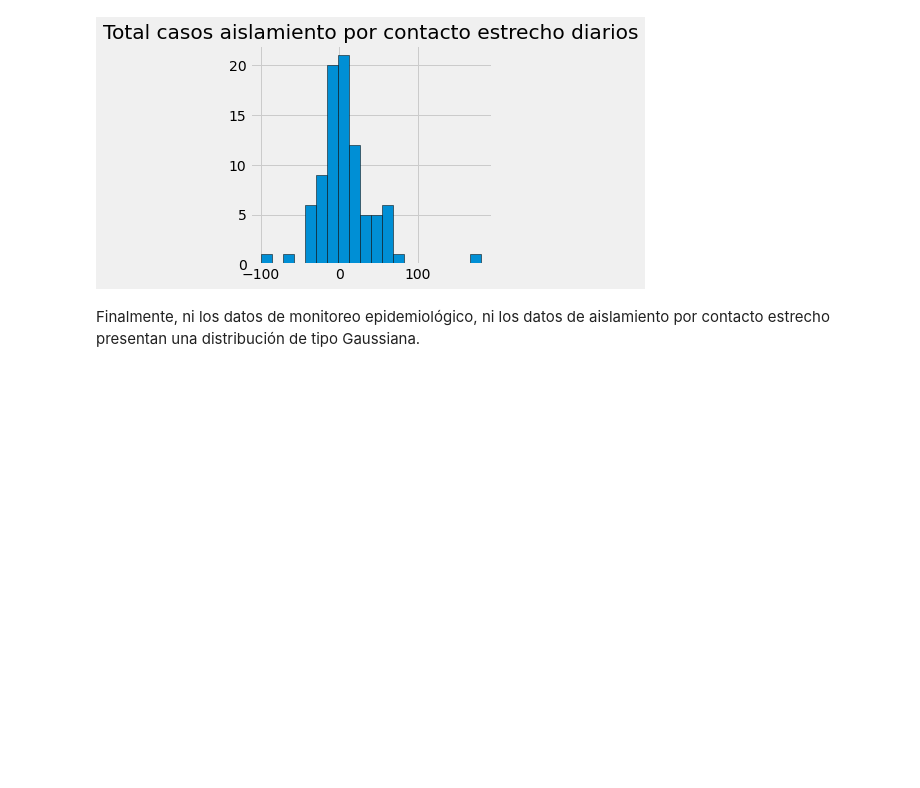
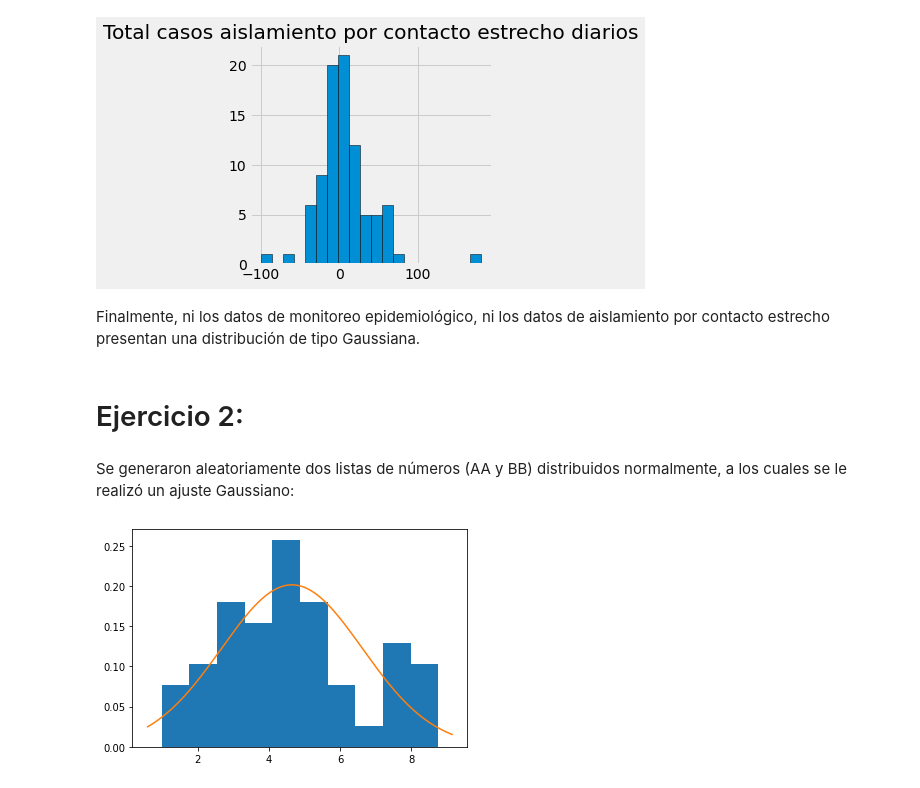
Before and after one commit to ivanrango/Machine-Learning, a Jupyter notebook: Trabajo_Práctico_2.ipynb, the cells around one changed output. Cells and saved outputs as stored; diff of their text form; code cells hidden in the pictures; blank space fills up the shorter version.

```diff
--- a/Trabajo_Práctico_2.ipynb
+++ b/Trabajo_Práctico_2.ipynb
@@ -300,3 +300,25 @@ plt.show()
 [figure]
 # %% [markdown]
 Finalmente, ni los datos de monitoreo epidemiológico, ni los datos de aislamiento por contacto estrecho presentan una distribución de tipo Gaussiana.
+# %% [markdown]
+# Ejercicio 2:
+# %% [markdown]
+Se generaron aleatoriamente dos listas de números (AA y BB) distribuidos normalmente, a los cuales se le realizó un ajuste Gaussiano:
+# %%
+import numpy as np
+from scipy.stats import norm
+import matplotlib.pyplot as plt
+
+#tamaño de AA = NA
+NA = 50
+AA = np.random.normal(loc=5.0, scale=2.0, size=NA)
+mean,std=norm.fit(AA)
+
+plt.hist(AA, bins=10, density=True)
+xmin, xmax = plt.xlim()
+xA = np.linspace(xmin, xmax, 1000)
+yA = norm.pdf(xA, mean, std)
+plt.plot(xA, yA)
+plt.show()
+# %% [output]
+[figure, added]
```
Also changed, not shown: parts of 21 cells of this notebook.
